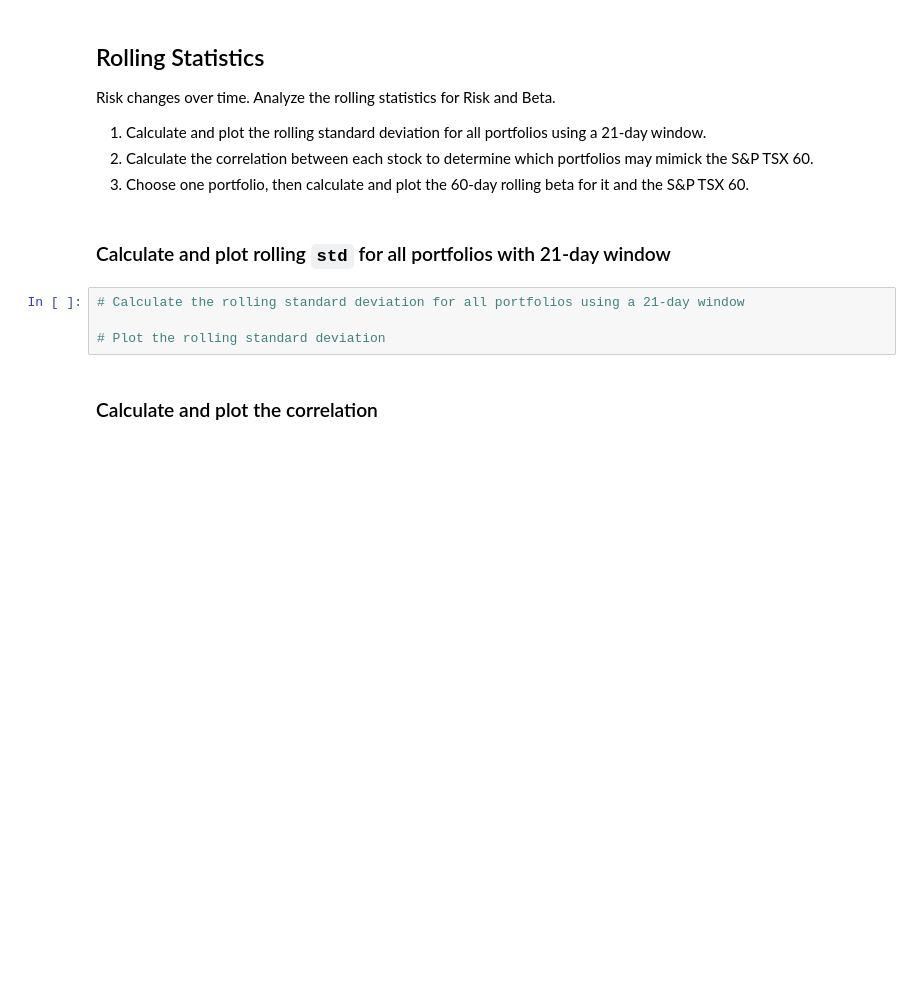
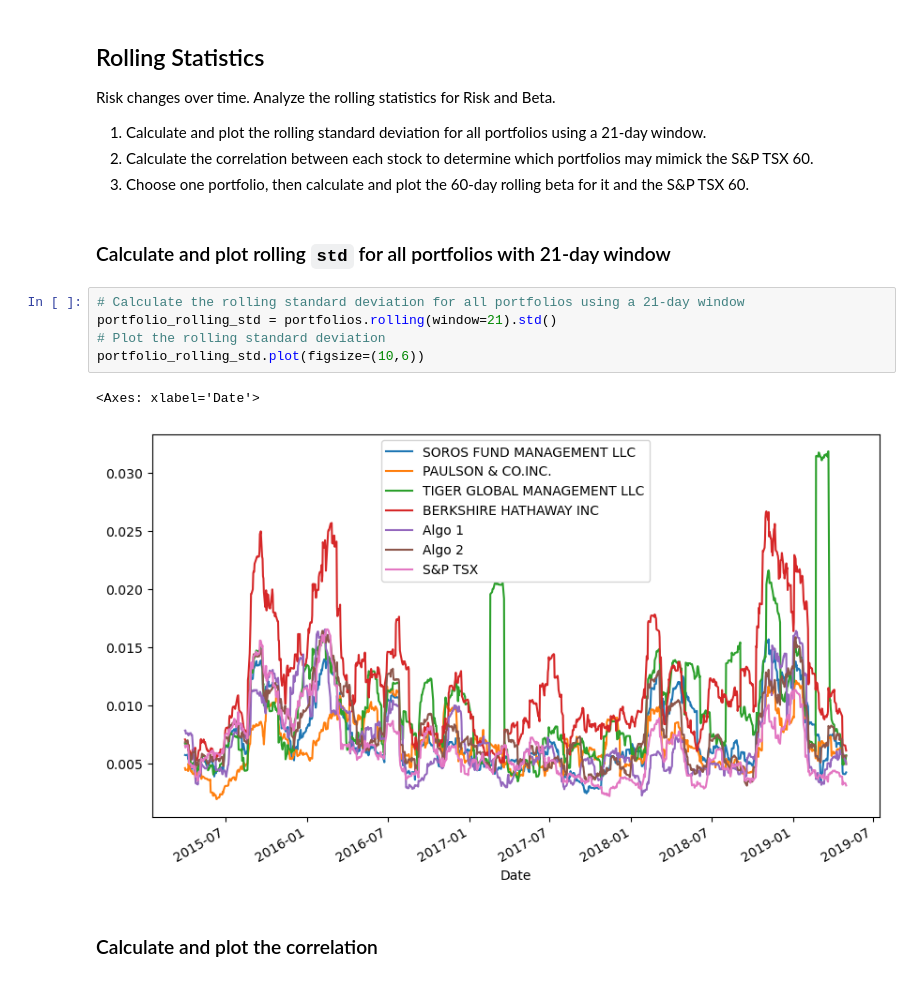
Before and after one commit to EthanB1/Portfolio-Returns-Analysis, a Jupyter notebook: whale_analysis.ipynb, the cells around one changed output. Saved outputs shown, nothing was run; the diff lists cells and outputs as text; blank space fills up the shorter version.

```diff
--- a/whale_analysis.ipynb
+++ b/whale_analysis.ipynb
@@ -230,8 +227,12 @@ Risk changes over time. Analyze the rolling statistics for Risk and Beta.
 ### Calculate and plot rolling `std` for all portfolios with 21-day window
 # %%
 # Calculate the rolling standard deviation for all portfolios using a 21-day window
-
+portfolio_rolling_std = portfolios.rolling(window=21).std()
 # Plot the rolling standard deviation
+portfolio_rolling_std.plot(figsize=(10,6))
+# %% [output]
+<Axes: xlabel='Date'>
+[figure, added]
 # %% [markdown]
 ### Calculate and plot the correlation
 # %%
```
Also changed, not shown: parts of 6 cells of this notebook.
